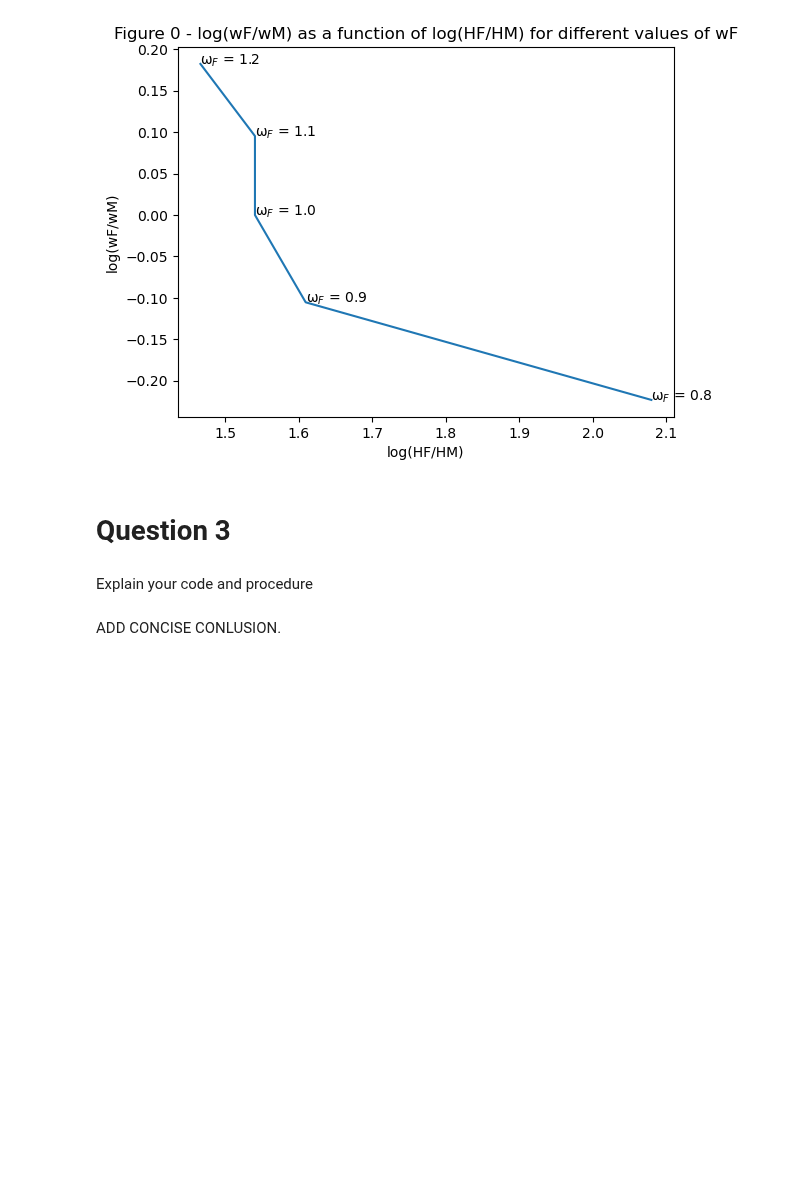
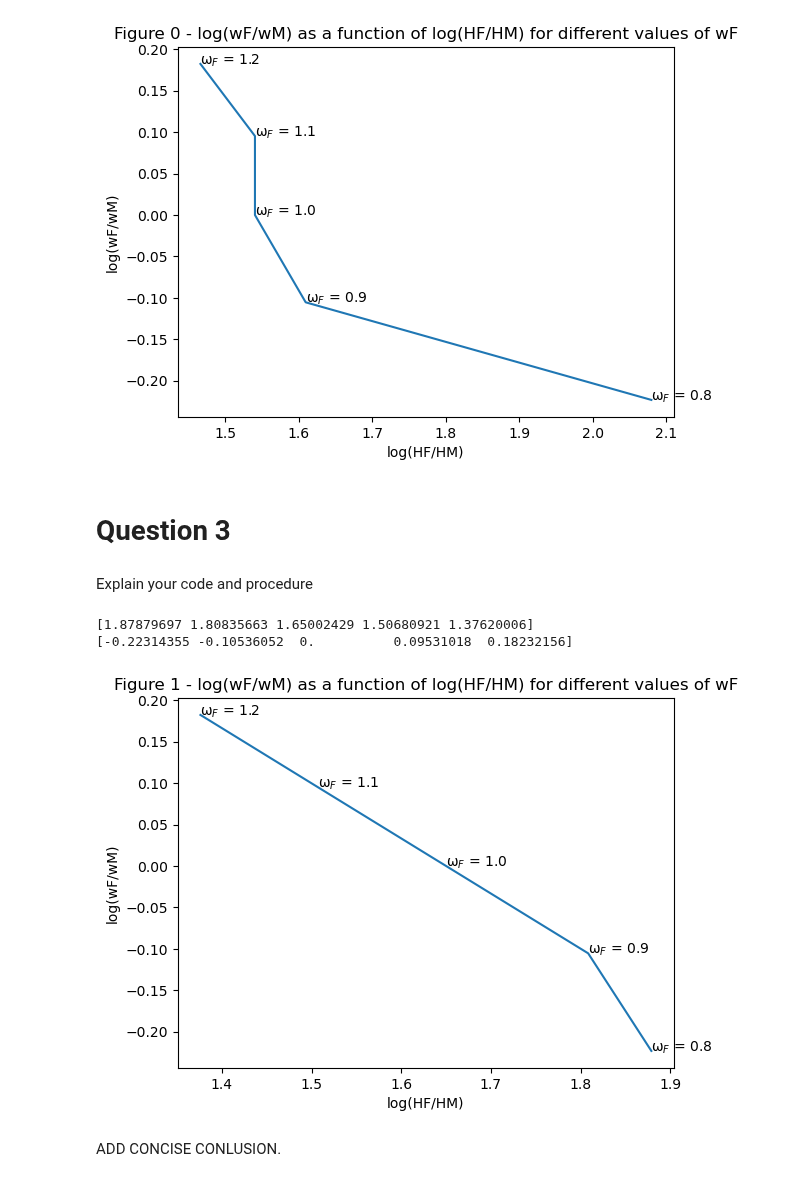
Before and after one commit to NumEconCopenhagen/projects-2023-bulen, a Jupyter notebook: inauguralproject/inauguralproject.ipynb, the cells around one changed output. Drawn from its saved outputs; the diff is of its cells as text; code cells hidden in the pictures; blank space fills up the shorter version.

```diff
--- a/inauguralproject/inauguralproject.ipynb
+++ b/inauguralproject/inauguralproject.ipynb
@@ -131,2 +129,38 @@ Explain your code and procedure
+# %%
+# a. solving the model
+
+result5=[]
+for k in arwF: #solving the model with the values in the wF array and appending the resulting values of HF/HM("g") to a list
+    OurModel.par.wF=k
+    temp=OurModel.solve()
+    result5.append(temp.g)
+
+result5a=np.log(result5)
+print(result5a)
+
+result6=[]
+for k in arwF: #solving the model with the values in the wF array and appending the resulting values of HF/HM("g") to a list
+    OurModel.par.wF=k
+    temp=OurModel.solve()
+    result6.append(temp.h)
+
+result6a=np.log(result6)
+print(result6a)
+# %% [output]
+[1.87879697 1.80835663 1.65002429 1.50680921 1.37620006]
+[-0.22314355 -0.10536052  0.          0.09531018  0.18232156]
+# %%
+# b. illustrating results
+
+plt.plot(result5a, result6a)
+plt.title('Figure 1 - log(wF/wM) as a function of log(HF/HM) for different values of wF')
+plt.xlabel('log(HF/HM)')
+plt.ylabel('log(wF/wM)')
+for i, txt in enumerate(arwF): #annotating the data points with the corresponding values from the wF array
+    plt.annotate("ω$_{F}$ = "+ str(txt),(result5a[i],result6a[i]))
+
+plt.show()
+# %% [output]
+[figure, added]
 # %% [markdown]
 ADD CONCISE CONLUSION.
```
Also changed, not shown: parts of 2 cells of this notebook.
